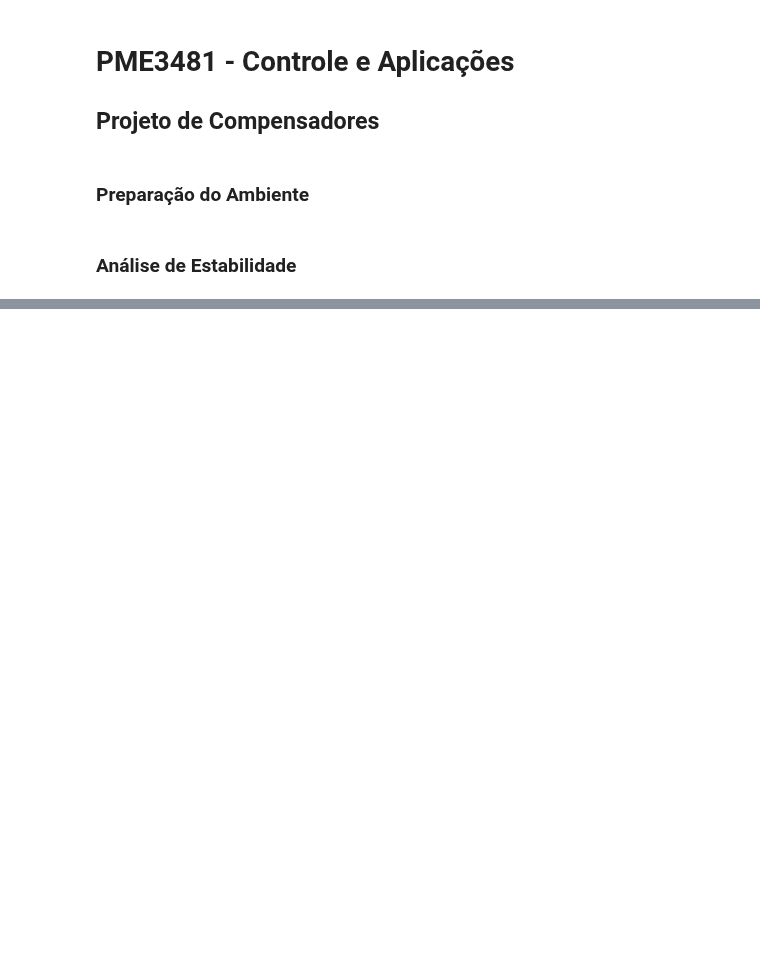
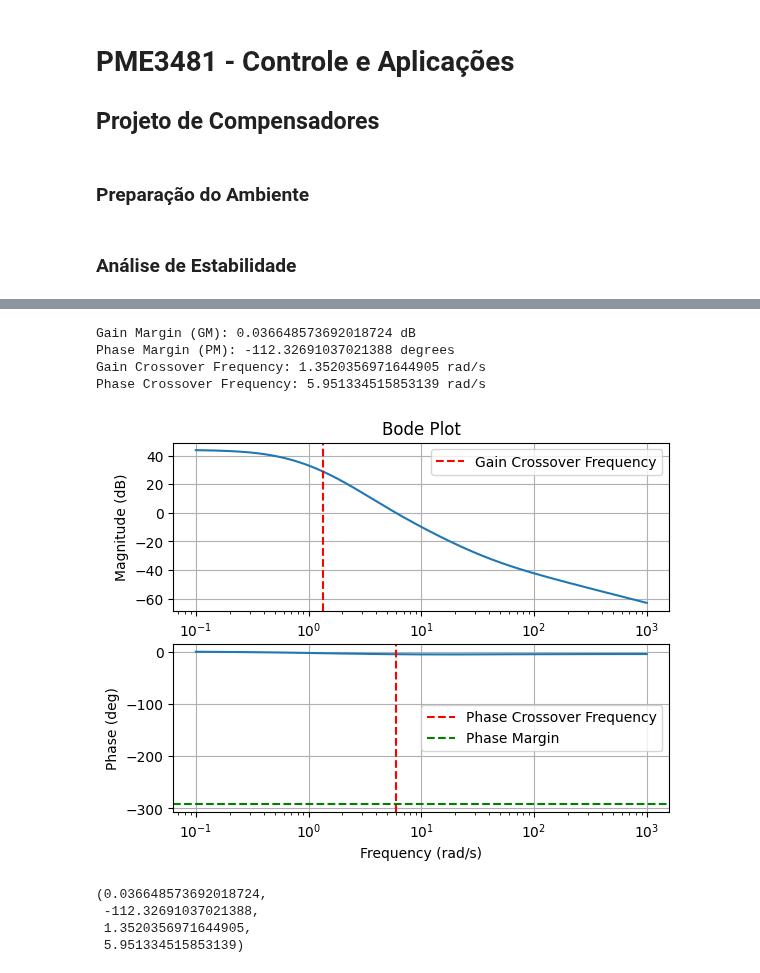
Before and after one commit to lucascarvalho10/pme3481, a Jupyter notebook: T2/compensator.ipynb, the cells around one changed output, grey strips where cells are left out. Drawn from its saved outputs; the diff is of its cells as text; code cells hidden in the pictures; blank space fills up the shorter version.

```diff
--- a/T2/compensator.ipynb
+++ b/T2/compensator.ipynb
@@ -119,0 +75,10 @@ $$\frac{0.04119 s + 1}{0.205 s + 1}$$
+# %%
+# Projetando o compensador de avanço para aumentar a margem de fase em 30 graus
+desired_pm_increase = 12
+compensator, G_compensated = design_lead_compensator(G, desired_pm_increase)
+
+# Exibindo o compensador projetado
+print(f'Compensador de Avanço projetado: {compensator}')
+
+# Plotando o Bode do sistema compensado
+# analyze_stability(G_compensated)
@@ -119,0 +95,12 @@ $$\frac{0.04119 s + 1}{0.205 s + 1}$$
+# %%
+analyze_stability(G_compensated)
+# %% [output]
+Gain Margin (GM): 0.036648573692018724 dB
+Phase Margin (PM): -112.32691037021388 degrees
+Gain Crossover Frequency: 1.3520356971644905 rad/s
+Phase Crossover Frequency: 5.951334515853139 rad/s
+[figure, added]
+(0.036648573692018724,
+ -112.32691037021388,
+ 1.3520356971644905,
+ 5.951334515853139)
```
Also changed, not shown: parts of 9 cells of this notebook, 2 other files.
